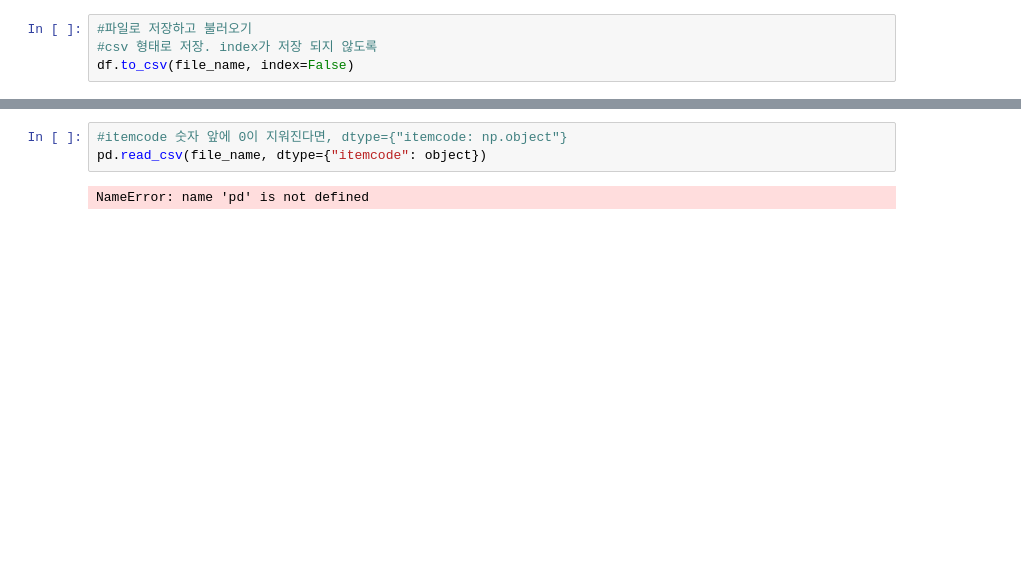
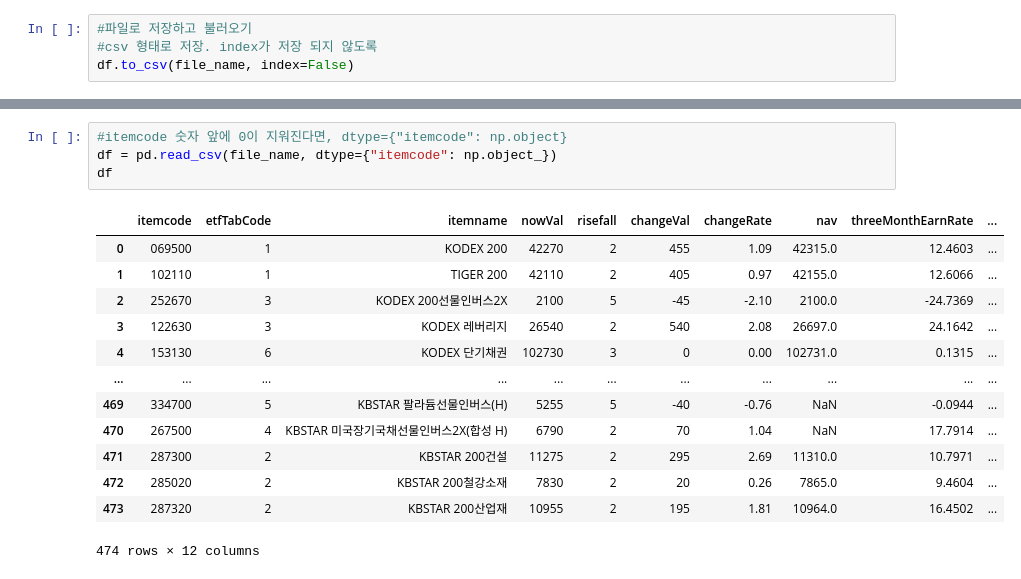
Before and after one commit to kimjinhyuk/LBD, a Jupyter notebook: data_science/analysis_stock_fdr/analysis_etf.ipynb, the cells around one changed output, grey strips where cells are left out. Saved outputs shown, nothing was run; the diff lists cells and outputs as text; blank space fills up the shorter version.

```diff
--- a/data_science/analysis_stock_fdr/analysis_etf.ipynb
+++ b/data_science/analysis_stock_fdr/analysis_etf.ipynb
@@ -82,6 +83,19 @@ pd.read_csv(file_name)
 474 rows × 12 columns
 # %%
-#itemcode 숫자 앞에 0이 지워진다면, dtype={"itemcode: np.object"}
-pd.read_csv(file_name, dtype={"itemcode": object})
+#itemcode 숫자 앞에 0이 지워진다면, dtype={"itemcode": np.object}
+df = pd.read_csv(file_name, dtype={"itemcode": np.object_})
+df
 # %% [output]
+|  | itemcode | etfTabCode | itemname | nowVal | risefall | changeVal | changeRate | nav | threeMonthEarnRate | ... |
+| 0 | 069500 | 1 | KODEX 200 | 42270 | 2 | 455 | 1.09 | 42315.0 | 12.4603 | ... |
+| 1 | 102110 | 1 | TIGER 200 | 42110 | 2 | 405 | 0.97 | 42155.0 | 12.6066 | ... |
+| 2 | 252670 | 3 | KODEX 200선물인버스2X | 2100 | 5 | -45 | -2.10 | 2100.0 | -24.7369 | ... |
+| 3 | 122630 | 3 | KODEX 레버리지 | 26540 | 2 | 540 | 2.08 | 26697.0 | 24.1642 | ... |
+| 4 | 153130 | 6 | KODEX 단기채권 | 102730 | 3 | 0 | 0.00 | 102731.0 | 0.1315 | ... |
+| ... | ... | ... | ... | ... | ... | ... | ... | ... | ... | ... |
+| 469 | 334700 | 5 | KBSTAR 팔라듐선물인버스(H) | 5255 | 5 | -40 | -0.76 | NaN | -0.0944 | ... |
+| 470 | 267500 | 4 | KBSTAR 미국장기국채선물인버스2X(합성 H) | 6790 | 2 | 70 | 1.04 | NaN | 17.7914 | ... |
+| 471 | 287300 | 2 | KBSTAR 200건설 | 11275 | 2 | 295 | 2.69 | 11310.0 | 10.7971 | ... |
+| 472 | 285020 | 2 | KBSTAR 200철강소재 | 7830 | 2 | 20 | 0.26 | 7865.0 | 9.4604 | ... |
+| 473 | 287320 | 2 | KBSTAR 200산업재 | 10955 | 2 | 195 | 1.81 | 10964.0 | 16.4502 | ... |
-NameError: name 'pd' is not defined
+474 rows × 12 columns
```
Also changed, not shown: parts of 8 cells of this notebook, 4 other files.
